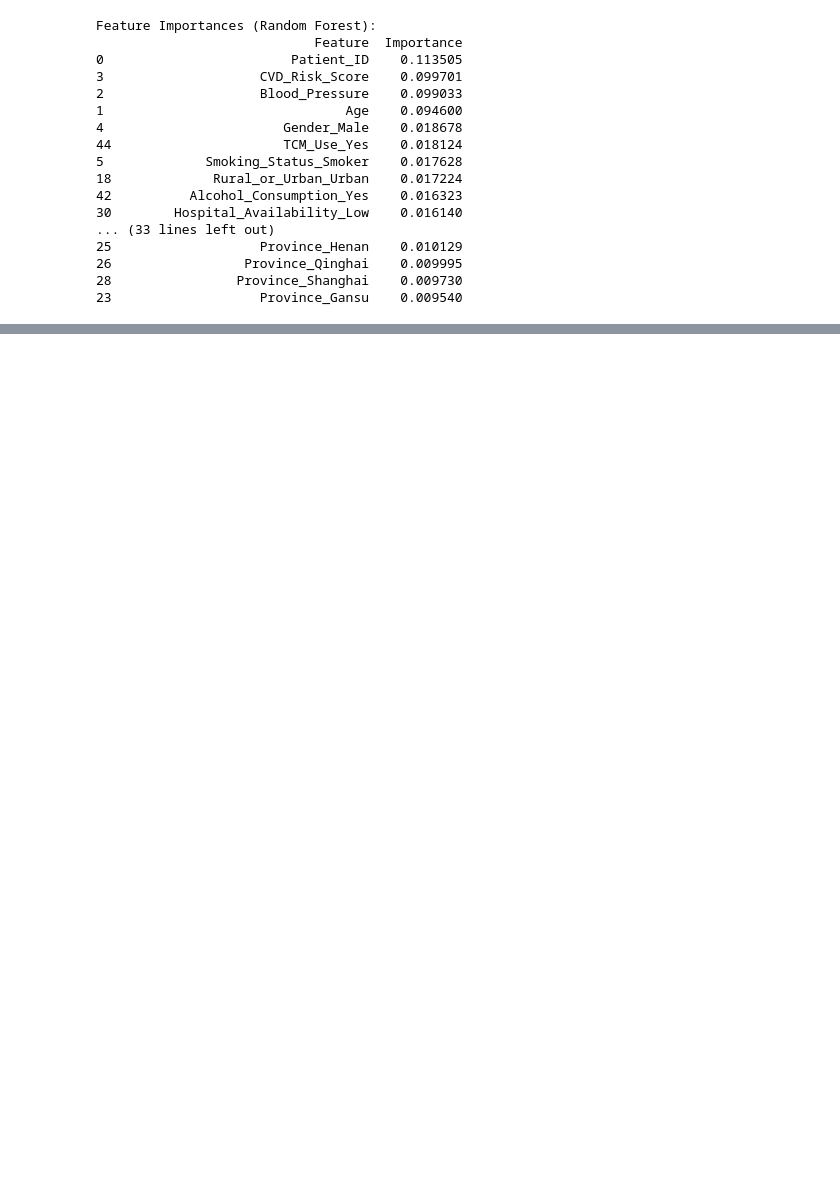
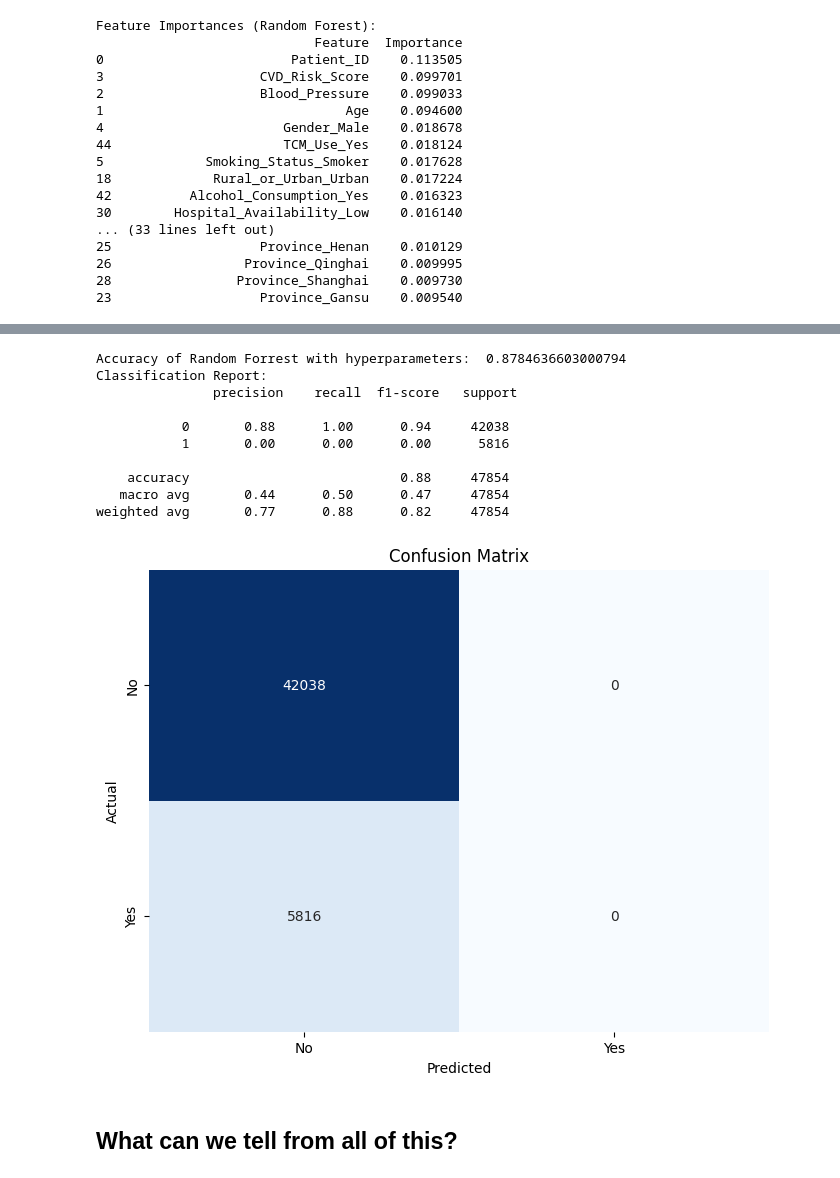
Before and after one commit to pelle112112/OLA2_AIML, a Jupyter notebook: Code/modeling.ipynb, the cells around one changed output, grey strips where cells are left out. Drawn from its saved outputs; the diff is of its cells as text; code cells hidden in the pictures; blank space fills up the shorter version.

```diff
--- a/Code/modeling.ipynb
+++ b/Code/modeling.ipynb
@@ -51,6 +59,13 @@ rf_classifier.fit(X_train, y_train)
 dt_classifier = DecisionTreeClassifier(random_state=42)
 dt_classifier.fit(X_train, y_train)
 
+# Naive Bayes Classifier
+from sklearn.naive_bayes import GaussianNB
+nb_classifier = GaussianNB()
+nb_classifier.fit(X_train, y_train)
+
+
+
 # Evaluating models
 rf_predictions = rf_classifier.predict(X_test)
 print("Accuracy of Random Forrest: ", accuracy_score(y_test, rf_predictions))
@@ -59,6 +74,10 @@ print("Classification Report:\n", classification_report(y_test, rf_predictions))
 dt_predictions = dt_classifier.predict(X_test)
 print("Accuracy of Decision Tree: ", accuracy_score(y_test, dt_predictions))
 print("Classification Report:\n", classification_report(y_test, dt_predictions))
+
+nb_predictions = nb_classifier.predict(X_test)
+print("Accuracy of Naive Bayes: ", accuracy_score(y_test, nb_predictions))
+print("Classification Report:\n", classification_report(y_test, nb_predictions))
 # %% [output]
 Accuracy of Random Forrest:  0.8784636603000794
 Classification Report:
@@ -107,3 +160,34 @@ Feature Importances (Random Forest):
+# %%
+# Lets use the hyperparameters to train the model again
+best_rf_classifier.fit(X_train, y_train)
+rf_predictions = best_rf_classifier.predict(X_test)
+print("Accuracy of Random Forrest with hyperparameters: ", accuracy_score(y_test, rf_predictions))
+print("Classification Report:\n", classification_report(y_test, rf_predictions))
+# Confusion matrix
+cm = confusion_matrix(y_test, rf_predictions)
+
+plt.figure(figsize=(8, 6))
+sns.heatmap(cm, annot=True, fmt='d', cmap='Blues', cbar=False, xticklabels=['No', 'Yes'], yticklabels=['No', 'Yes'])
+plt.title('Confusion Matrix')
+plt.xlabel('Predicted')
+plt.ylabel('Actual')
+plt.show()
+
+
+# After the grid search we can see that the accuracy has improved a bit, but its still not great.
+# We can tell from the confusion matrix that the model is not very good at predicting the positive class, which is when a heart attack occurs.
+# %% [output]
+Accuracy of Random Forrest with hyperparameters:  0.8784636603000794
+Classification Report:
+               precision    recall  f1-score   support
+
+           0       0.88      1.00      0.94     42038
+           1       0.00      0.00      0.00      5816
+
+    accuracy                           0.88     47854
+   macro avg       0.44      0.50      0.47     47854
+weighted avg       0.77      0.88      0.82     47854
+[figure, added]
 # %%
 # Exporting the models
 import pickle
@@ -130,0 +225,2 @@ with open('../Data/models/DTmodels.pkl', 'ab') as file:
+# %% [markdown]
+## What can we tell from all of this?
```
Also changed, not shown: parts of 5 cells of this notebook, 2 other files.
